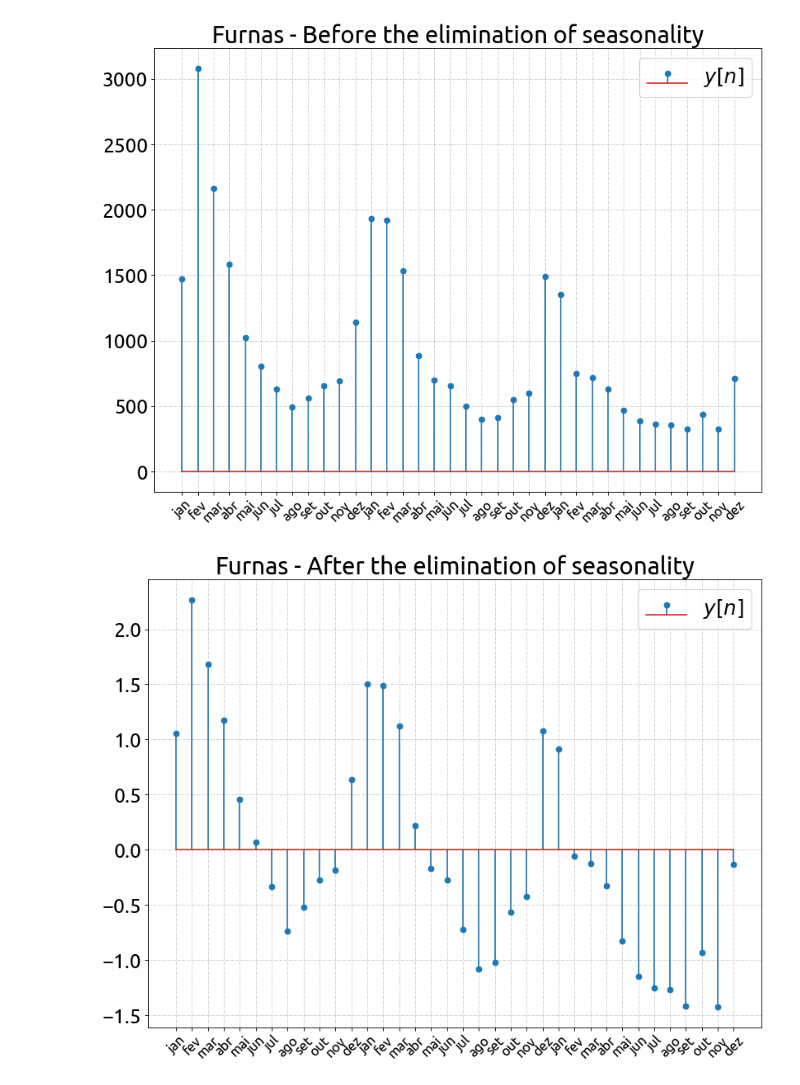
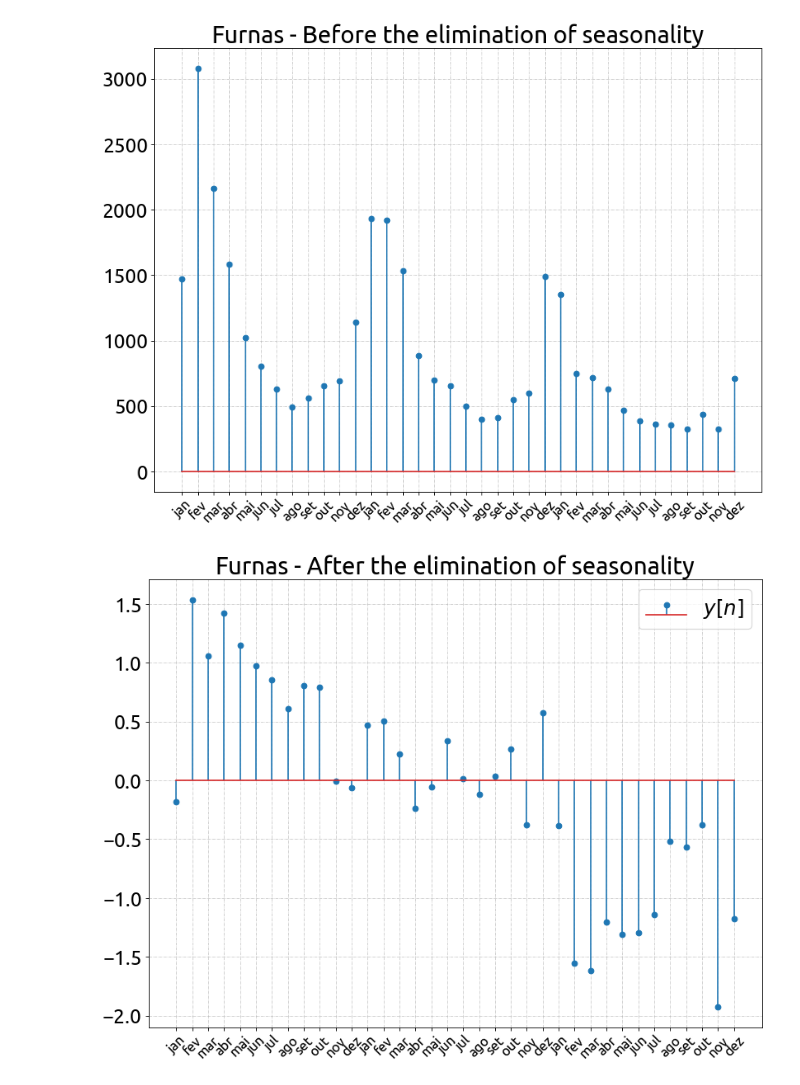
Before and after one commit to tapyu/to-rm-courses, a Jupyter notebook: identificação_de_sistemas/Projeto 2 - Modelagem e Predição de Séries de Vazão de Reservatórios/TC2.ipynb, the cells around one changed output. Saved outputs shown, nothing was run; the diff lists cells and outputs as text; code cells hidden in the pictures.

Commit message:
[TC2 is] fix: mean vector computed as stochastic (ensemble/realizations)

```diff
--- a/identificação_de_sistemas/Projeto 2 - Modelagem e Predição de Séries de Vazão de Reservatórios/TC2.ipynb
+++ b/identificação_de_sistemas/Projeto 2 - Modelagem e Predição de Séries de Vazão de Reservatórios/TC2.ipynb
@@ -1,43 +1,42 @@
 # %%
-from numpy import genfromtxt, log as ln, sqrt, arange
+from numpy import genfromtxt, log as ln, sqrt, arange, sum
 import matplotlib.pyplot as plt
 
 plt.rcParams.update({'font.family': 'Ubuntu', 'font.weight': 'normal', 'font.size': 22})
 furnas = genfromtxt('./data/furnas.dat', dtype=float, delimiter='  ')
-
-furnas = furnas.flatten('C')
 
 import matplotlib.pyplot as plt
 
 fig = plt.figure(figsize=(12, 9), dpi=80)
 ax = fig.gca()
 # ax.plot(y_hat[:N], 'y--', zorder=2, label='$\hat{y}[k]$')
-ax.stem(furnas[:3*12])
+ax.stem(furnas.flatten('C')[:3*12])
 ax.grid(True, linestyle='-.', linewidth=.5)
 ax.set_axisbelow(True)
-ax.set_xticks(arange(furnas[:3*12].size), labels=('jan', 'fev', 'mar', 'abr', 'mai', 'jun', 'jul', 'ago', 'set', 'out', 'nov', 'dez')*3, rotation=45, fontsize=15)
+ax.set_xticks(arange(furnas.flatten('C')[:3*12].size), labels=('jan', 'fev', 'mar', 'abr', 'mai', 'jun', 'jul', 'ago', 'set', 'out', 'nov', 'dez')*3, rotation=45, fontsize=15)
 plt.title('Furnas - Before the elimination of seasonality')
 plt.show()
 # %% [output]
-[figure, old version]
+[figure, new version]
 # %%
-y = ln(furnas)
-# mean estimation
-mu_y = sum(y)/y.size
-# variance estimation
-sigma2 = sum((y - mu_y)**2)/(y.size-1)
+# Y -> [number of realizations (ensemble) x number of RV'S]
+Y = ln(furnas)
+# mean vector estimation
+mu_y = sum(Y, axis=0)/Y.shape[0]
+# variance vector estimation (unbiased)
+sigma2 = sum((Y - mu_y)**2, axis=0)/(Y.shape[0]-1)
 # transformed time series
-z = (y - mu_y)/sqrt(sigma2)
+Z = (Y - mu_y)/sqrt(sigma2)
 
 fig = plt.figure(figsize=(12, 9), dpi=80)
 ax = fig.gca()
 ax.set_axisbelow(True)
 # ax.plot(y_hat[:N], 'y--', zorder=2, label='$\hat{y}[k]$')
-ax.stem(z[:3*12], label='$y[n]$')
+ax.stem(Z.flatten('C')[:3*12], label='$y[n]$')
 ax.legend(loc="upper right")
-ax.set_xticks(arange(furnas[:3*12].size), labels=('jan', 'fev', 'mar', 'abr', 'mai', 'jun', 'jul', 'ago', 'set', 'out', 'nov', 'dez')*3, rotation=45, fontsize=15)
+ax.set_xticks(arange(Z.flatten('C')[:3*12].size), labels=('jan', 'fev', 'mar', 'abr', 'mai', 'jun', 'jul', 'ago', 'set', 'out', 'nov', 'dez')*3, rotation=45, fontsize=15)
 plt.title('Furnas - After the elimination of seasonality')
 plt.grid(True, linestyle='-.', linewidth=.5)
 plt.show()
 # %% [output]
-[figure, old version]
+[figure, new version]
```
Also changed, not shown: 8 other files.
